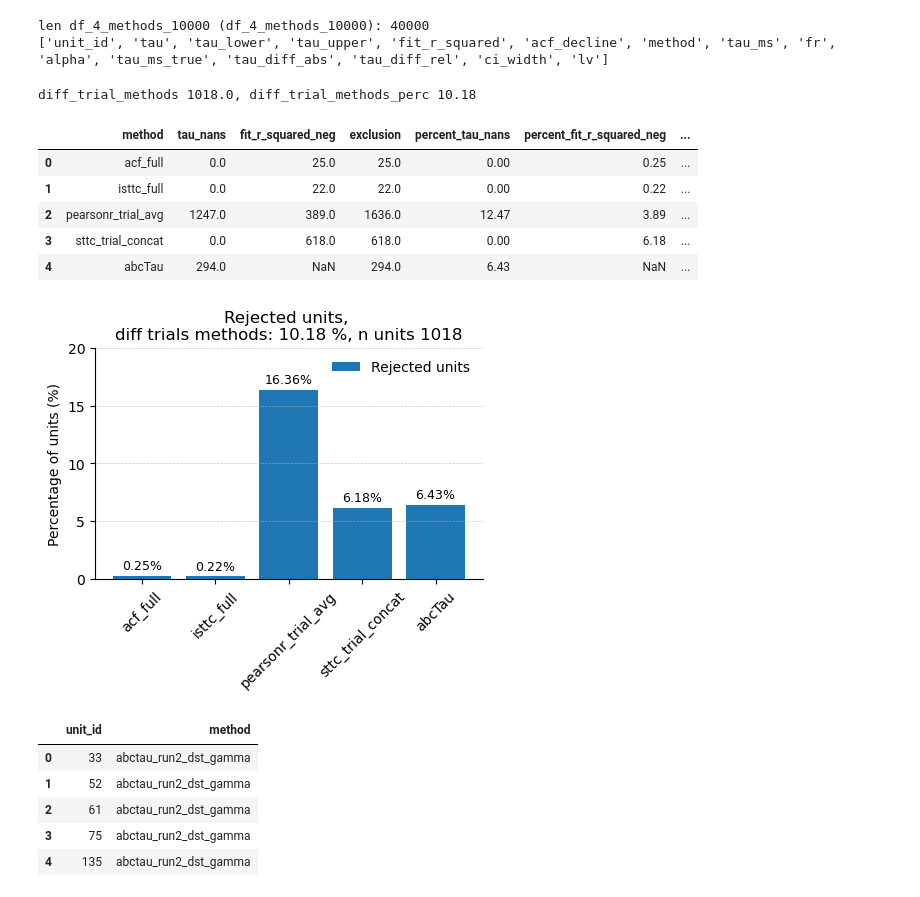
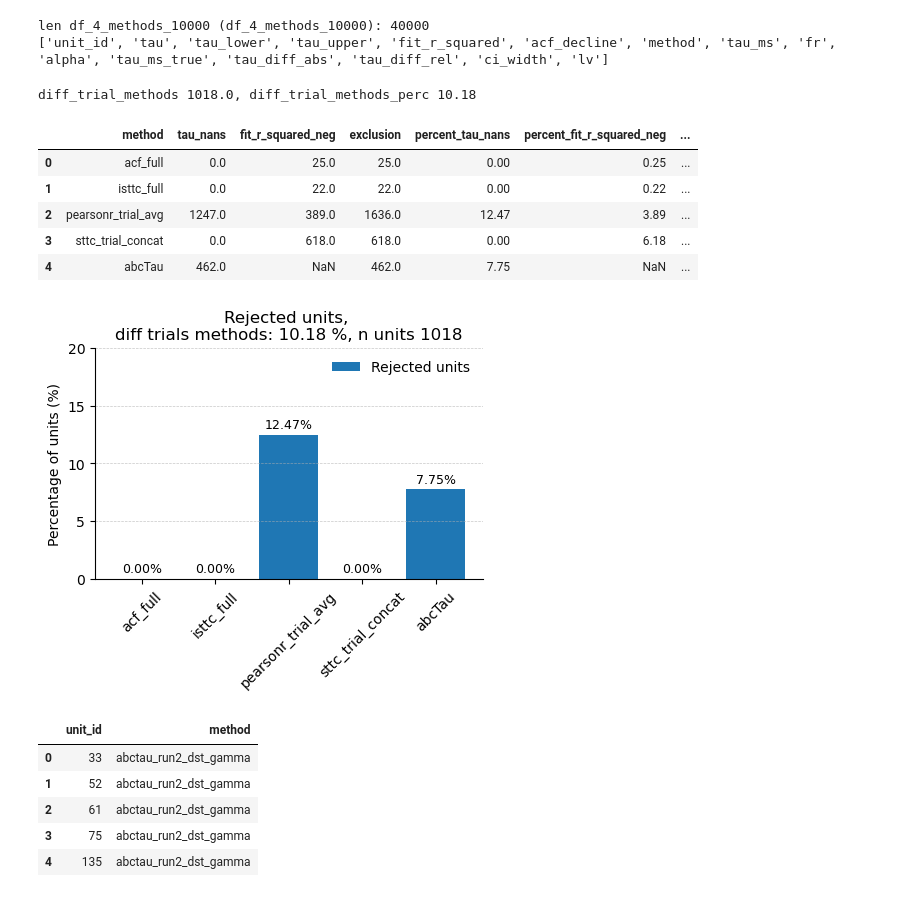
Before and after one commit to iinnpp/isttc, a Jupyter notebook: notebooks/synthetic/plot_taus_with_abctau.ipynb, the cells around one changed output. Saved outputs shown, nothing was run; the diff lists cells and outputs as text; code cells hidden in the pictures.

```diff
--- a/notebooks/synthetic/plot_taus_with_abctau.ipynb
+++ b/notebooks/synthetic/plot_taus_with_abctau.ipynb
@@ -23,5 +23,5 @@ fig_folder = project_folder_path + 'results\\synthetic\\results\\param_fr_alpha_
 # %%
-save_fig = True
+save_fig = False
 # %% [markdown]
 ### Load summary dataframes
 
@@ -75,7 +75,7 @@ df_4_methods_clean = (
           len(g) == 4
           and set(g["method"]) == required
           and g.notna().all().all()
-          and (g["fit_r_squared"] >= 0).all()
+          #and (g["fit_r_squared"] >= 0).all()
       ))
 )
 df_4_methods_clean.reset_index(inplace=True, drop=True)
@@ -459,7 +473,7 @@ diff_trial_methods_perc = exclusion_df.set_index('method').loc['pearsonr_trial_a
                      exclusion_df.set_index('method').loc['sttc_trial_concat', 'exclusion_perc']
 print(f'diff_trial_methods {diff_trial_methods}, diff_trial_methods_perc {diff_trial_methods_perc}')
 
-exclusion_df.loc[len(exclusion_df)] = ['abcTau', 294, np.nan, 294, 6.43, np.nan, 6.43]
+exclusion_df.loc[len(exclusion_df)] = ['abcTau', 462, np.nan, 462, 7.75, np.nan, 7.75]
 exclusion_df
 
 exclusion_df
@@ -470,35 +484,32 @@ diff_trial_methods 1018.0, diff_trial_methods_perc 10.18
 | 1 | isttc_full | 0.0 | 22.0 | 22.0 | 0.00 | 0.22 | ... |
 | 2 | pearsonr_trial_avg | 1247.0 | 389.0 | 1636.0 | 12.47 | 3.89 | ... |
 | 3 | sttc_trial_concat | 0.0 | 618.0 | 618.0 | 0.00 | 6.18 | ... |
-| 4 | abcTau | 294.0 | NaN | 294.0 | 6.43 | NaN | ... |
+| 4 | abcTau | 462.0 | NaN | 462.0 | 7.75 | NaN | ... |
-# %%
-exclusion_df.loc[len(exclusion_df)] = ['abcTau', np.nan, np.nan, 294, 6.43, np.nan, 6.43]
-exclusion_df
 # %%
 methods = exclusion_df['method']
 x = np.arange(len(methods))
 
 fig, axes = plt.subplots(1,1, figsize=(5,3))
 
-axes.bar(x, exclusion_df['exclusion_perc'], label='Rejected units')
+axes.bar(x, exclusion_df['percent_tau_nans'], label='Rejected units')
 #axes.bar(x, exclusion_df['percent_fit_r_squared_neg'], bottom=exclusion_df['percent_tau_nans'], label='Negative R-squared')
 axes.set_xticks(x, methods, rotation=45)
 axes.set_ylabel('Percentage of units (%)')
 axes.set_title(f'Rejected units, \ndiff trials methods: {diff_trial_methods_perc} %, n units {int(diff_trial_methods)}')
 axes.legend(frameon = False)
 axes.grid(True, which="both", axis='y', linestyle="--", linewidth=0.5, alpha=0.7)
 axes.set_yticks([0,5,10,15,20])
 
-total = exclusion_df['exclusion_perc']
+total = exclusion_df['percent_tau_nans']
 for i, (xi, height) in enumerate(zip(x, total)):
     axes.text(xi, height + 0.3, f"{height:.2f}%", ha='center', va='bottom', fontsize=9)
 
 sns.despine()
 
 if save_fig:
     plt.savefig(fig_folder + 'excluded_fits_plot.png' , bbox_inches='tight', dpi=300)
     plt.savefig(fig_folder + 'excluded_fits_plot.svg' , bbox_inches='tight')
 # %% [output]
-[figure, old version]
+[figure, new version]
 # %%
 intervals = [
```
Also changed, not shown: parts of 17 cells of this notebook, 9 other files.
